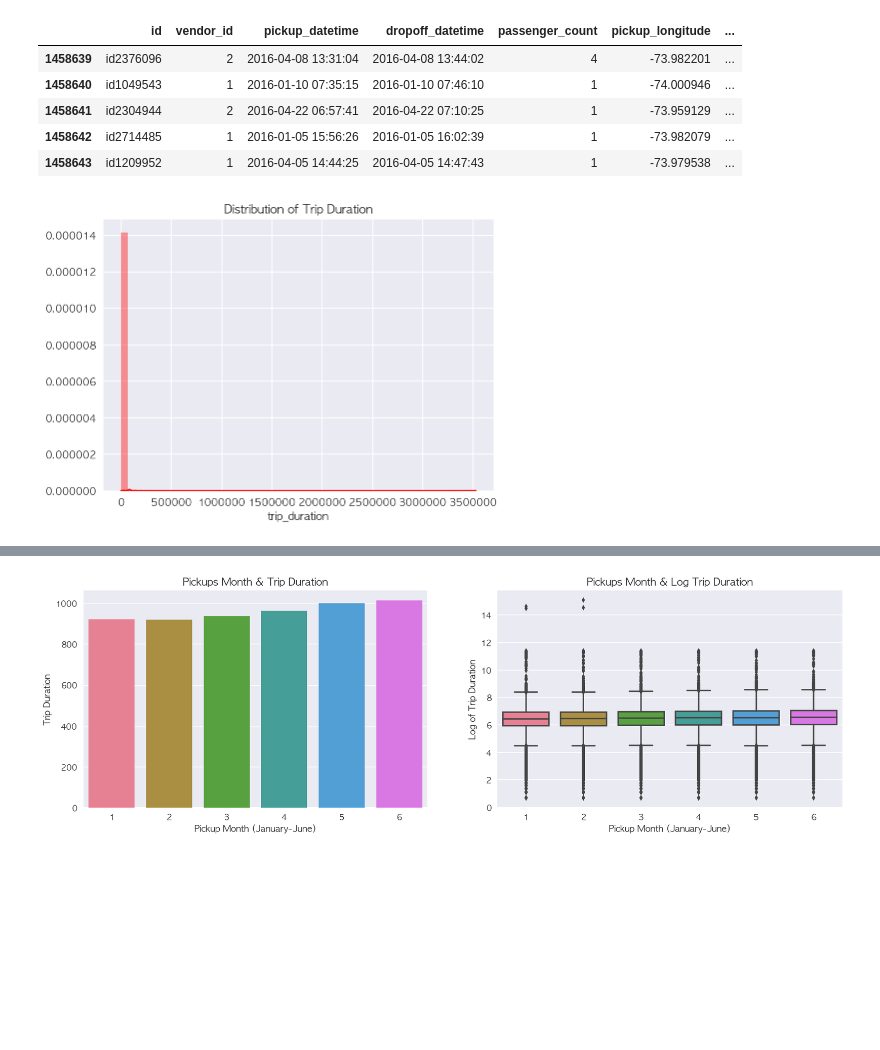
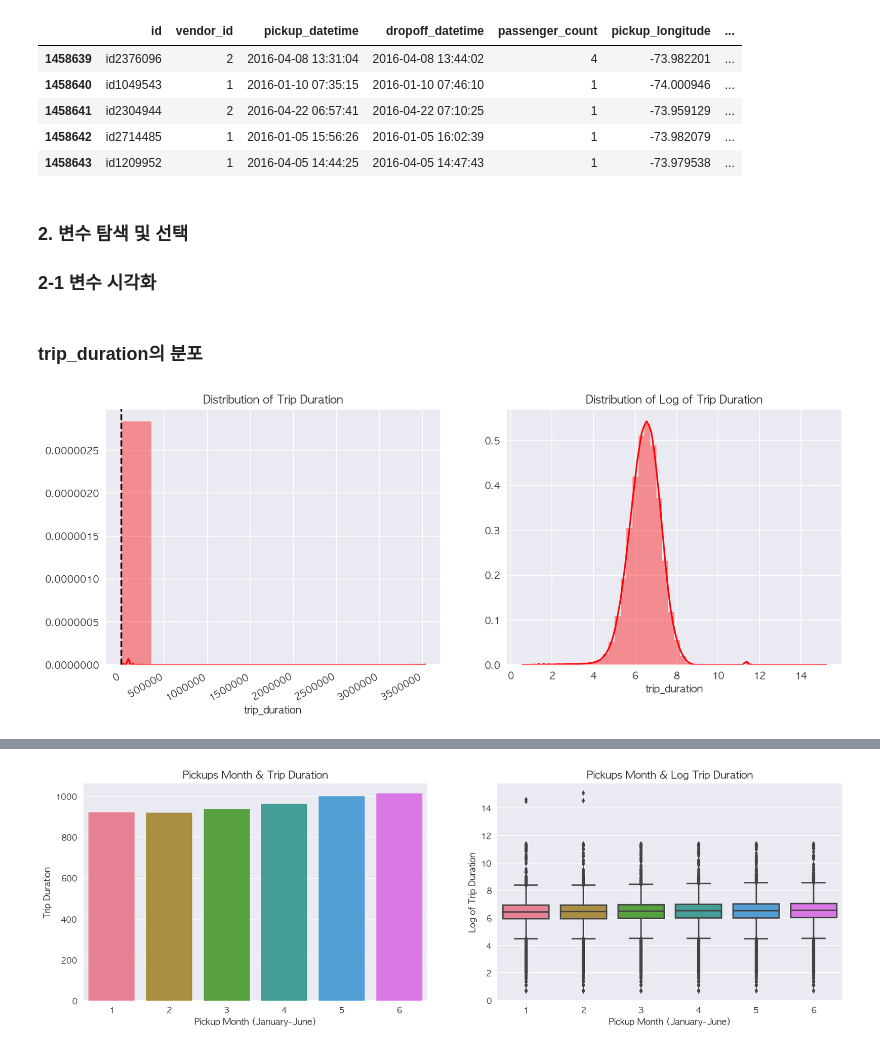
Before and after one commit to novdov/dss7b5-nyctaxi, a Jupyter notebook: main/main_0311.ipynb, the cells around one changed output, grey strips where cells are left out. Drawn from its saved outputs; the diff is of its cells as text; code cells hidden in the pictures; blank space fills up the shorter version.

```diff
--- a/main/main_0311.ipynb
+++ b/main/main_0311.ipynb
@@ -116,12 +189,7 @@ train.describe().round(3)
 # %%
 train["pickup_month"] = train["pickup_datetime"].dt.month
-train["dropoff_month"] = train["dropoff_datetime"].dt.month
-
 train["pickup_weekday"] = train["pickup_datetime"].dt.weekday
-train["dropoff_weekday"] = train["dropoff_datetime"].dt.weekday
-
 train["pickup_hour"] = train["pickup_datetime"].dt.hour
-train["dropoff_hour"] = train["dropoff_datetime"].dt.hour
 
 train.shape
 # %% [output]
@@ -142,6 +209,6 @@ train["store_and_fwd_flag"] = 1 * (train.store_and_fwd_flag.values == 'Y')
 # %%
-lat1, lng1, lat2, lng2 = (train['pickup_latitude'].values, train2['pickup_longitude'].values,
-                          train2['dropoff_latitude'].values, train2['dropoff_longitude'].values)
+lat1, lng1, lat2, lng2 = (train['pickup_latitude'].values, train['pickup_longitude'].values,
+                          train['dropoff_latitude'].values, train['dropoff_longitude'].values)
 # %%
 def haversine_array(lat1, lng1, lat2, lng2):
     lat1, lng1, lat2, lng2 = map(np.radians, (lat1, lng1, lat2, lng2))
@@ -202,10 +307,25 @@ train.tail()
 | 1458641 | id2304944 | 2 | 2016-04-22 06:57:41 | 2016-04-22 07:10:25 | 1 | -73.959129 | ... |
 | 1458642 | id2714485 | 1 | 2016-01-05 15:56:26 | 2016-01-05 16:02:39 | 1 | -73.982079 | ... |
 | 1458643 | id1209952 | 1 | 2016-04-05 14:44:25 | 2016-04-05 14:47:43 | 1 | -73.979538 | ... |
+# %% [markdown]
+### 2. 변수 탐색 및 선택
+
+### 2-1  변수 시각화
+# %% [markdown]
+### trip_duration의 분포
 # %%
-plt.figure(figsize=(7, 5))
-sns.distplot(train["trip_duration"], color="r")
+plt.figure(figsize=(14, 5))
+
+plt.subplot(121)
+sns.distplot(train["trip_duration"], color="r",bins=10)
+plt.axvline(train["trip_duration"].median(), linestyle='dashed', color="k")
+plt.xticks(rotation=30, ha='right')
 plt.title("Distribution of Trip Duration")
+
+plt.subplot(122)
+sns.distplot(np.log1p(train["trip_duration"]), color="r")
+plt.title("Distribution of Log of Trip Duration")
+
 plt.show()
 # %% [output]
-[figure, old version]
+[figure, new version]
```
Also changed, not shown: parts of 47 cells of this notebook.
